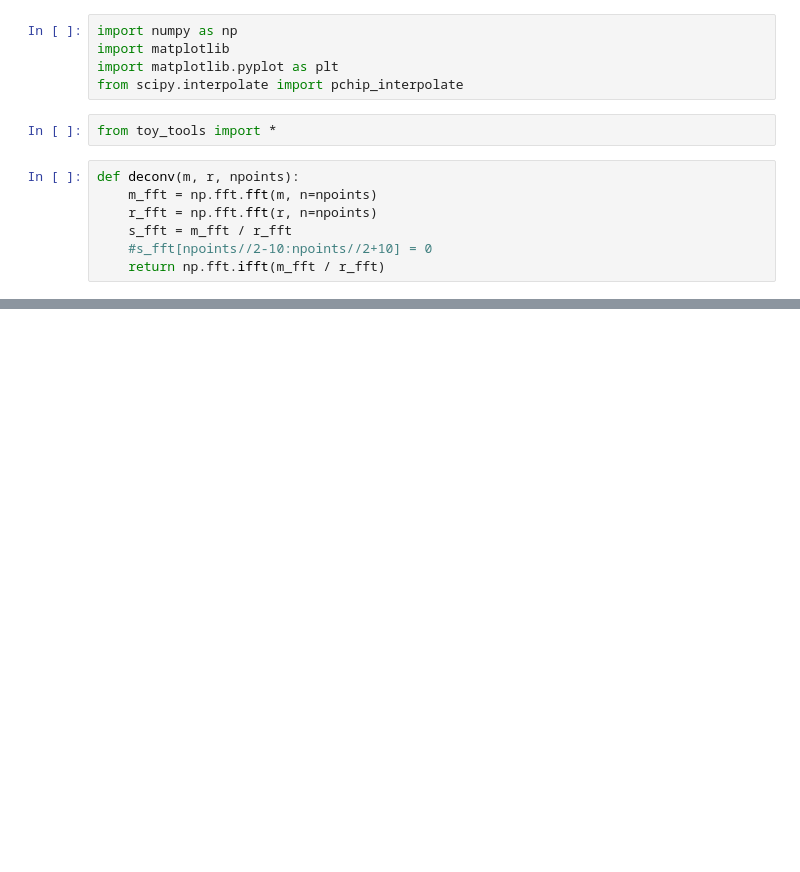
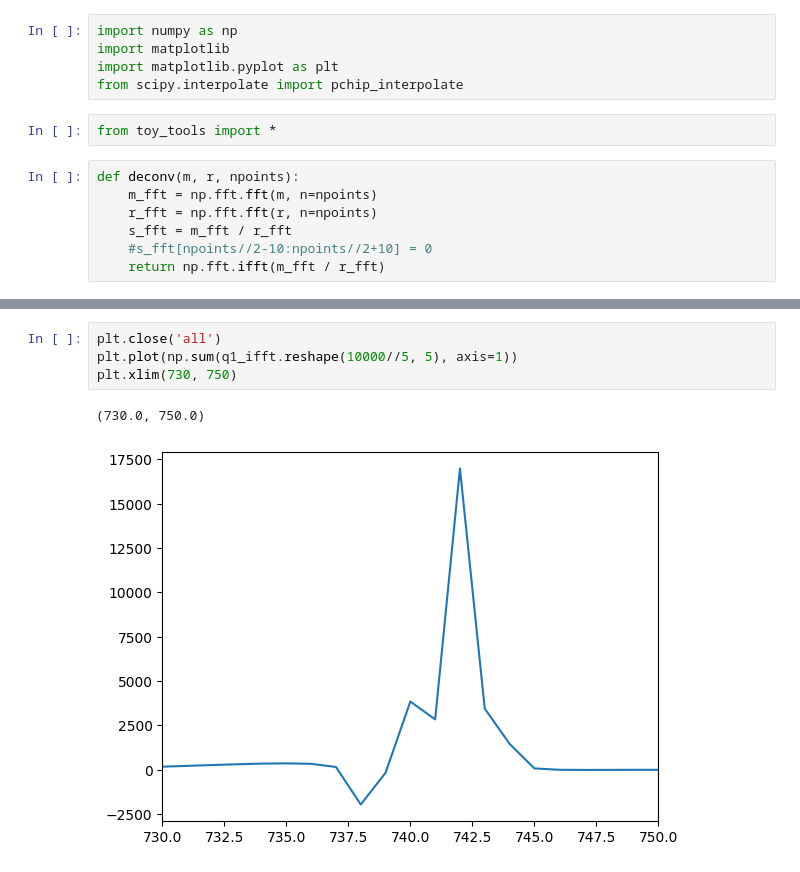
Before and after one commit to fanrado/2x2_ql, a Jupyter notebook: deconv/toy/toy_deconv.ipynb, the cells around one changed output, grey strips where cells are left out. Saved outputs shown, nothing was run; the diff lists cells and outputs as text; blank space fills up the shorter version.

```diff
--- a/deconv/toy/toy_deconv.ipynb
+++ b/deconv/toy/toy_deconv.ipynb
@@ -101,0 +137,7 @@ drop first 700 ticks and renormalize
+# %%
+plt.close('all')
+plt.plot(np.sum(q1_ifft.reshape(10000//5, 5), axis=1))
+plt.xlim(730, 750)
+# %% [output]
+(730.0, 750.0)
+[figure, added]
```
Also changed, not shown: parts of 5 cells of this notebook, 1 other file.
